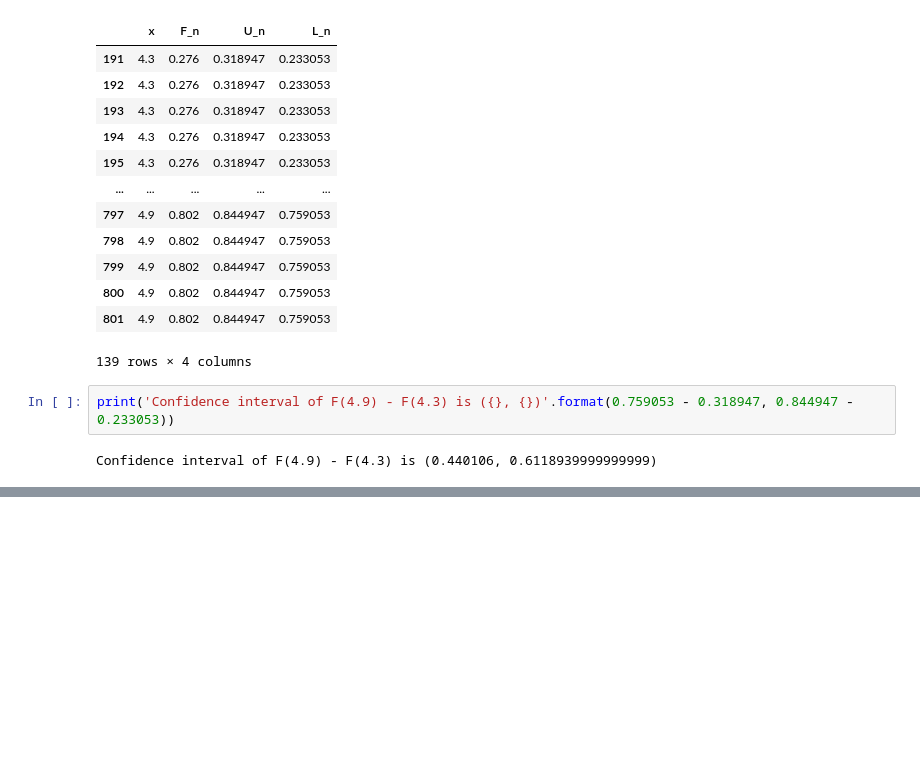
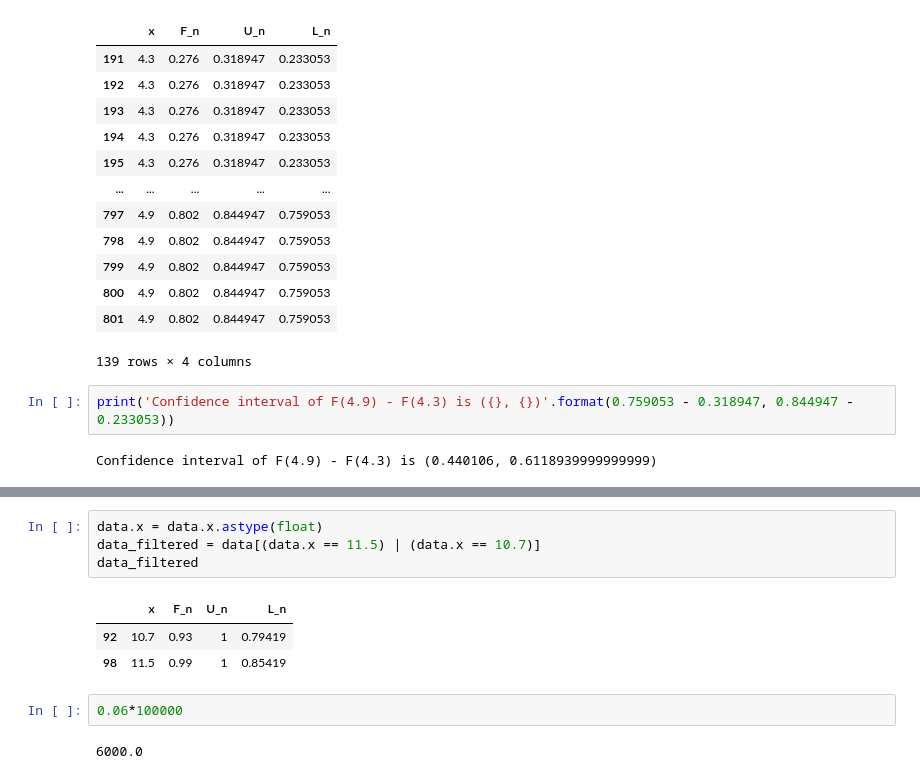
Before and after one commit to d-saikrishna/DataScience, a Jupyter notebook: Statistics/Nonparametric Inference/Plugin.ipynb, the cells around one changed output, grey strips where cells are left out. Cells and saved outputs as stored; diff of their text form; blank space fills up the shorter version.

```diff
--- a/Statistics/Nonparametric Inference/Plugin.ipynb
+++ b/Statistics/Nonparametric Inference/Plugin.ipynb
@@ -110,0 +153,12 @@ Confidence interval of F(4.9) - F(4.3) is (0.440106, 0.6118939999999999)
+# %%
+data.x = data.x.astype(float)
+data_filtered = data[(data.x == 11.5) | (data.x == 10.7)]
+data_filtered
+# %% [output]
+|  | x | F_n | U_n | L_n |
+| 92 | 10.7 | 0.93 | 1 | 0.79419 |
+| 98 | 11.5 | 0.99 | 1 | 0.85419 |
+# %%
+0.06*100000
+# %% [output]
+6000.0
```
Also changed, not shown: parts of 2 cells of this notebook, 43 other files.
